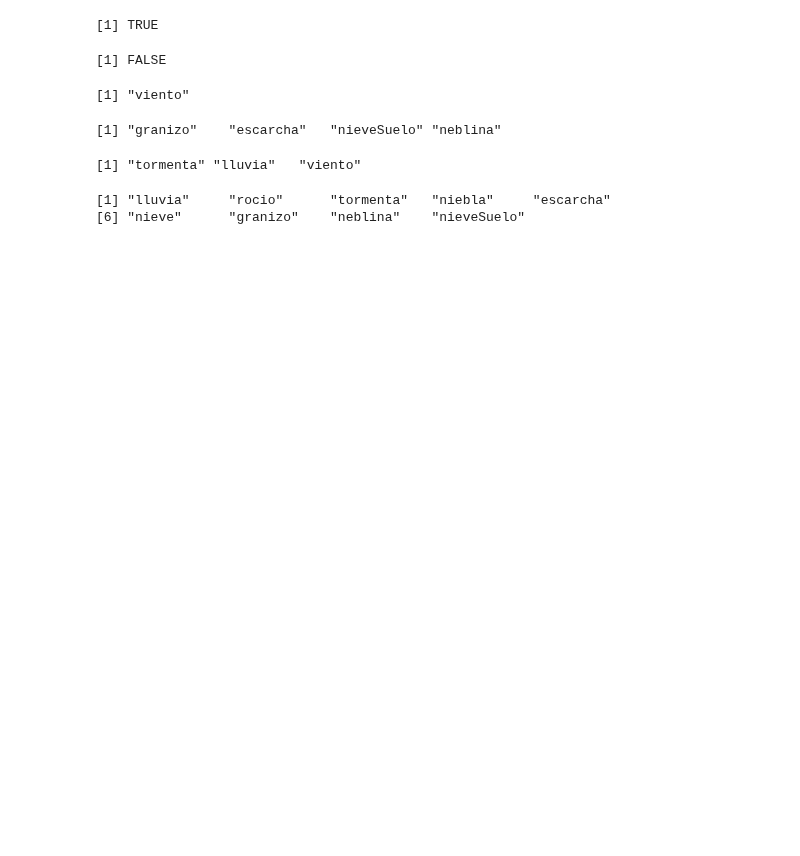
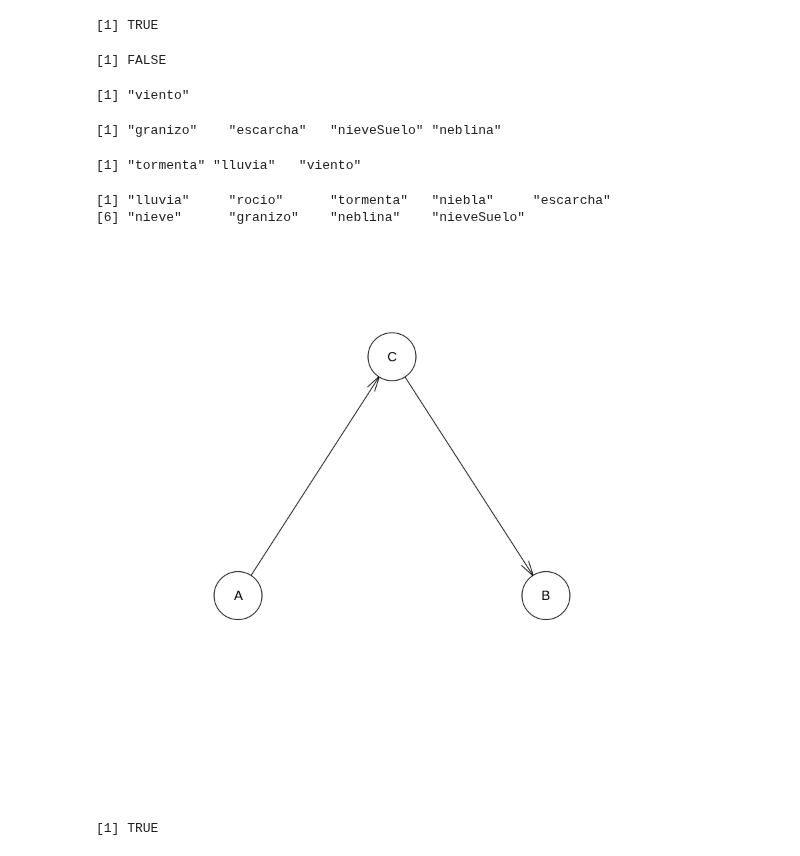
Before and after one commit to yerartdev/m1970-machine-learning-ii, a Jupyter notebook: lab/bn/gmg-bn-playground.ipynb, the cells around one changed output. Cells and saved outputs as stored; diff of their text form; code cells hidden in the pictures; blank space fills up the shorter version.

Commit message:
BN Mi Lab: prueba de cocnepto de dsep

```diff
--- a/lab/bn/gmg-bn-playground.ipynb
+++ b/lab/bn/gmg-bn-playground.ipynb
@@ -763,0 +762,10 @@ ifelse(test = , yes = , no = )
+# %%
+bn = model2network("[A][C|A][B|C]")
+# %%
+plot(bn)
+# %% [output]
+[figure, added]
+# %%
+dsep(bn, "A", "B", "C")
+# %% [output]
+[1] TRUE
```
Also changed, not shown: parts of 4 cells of this notebook.
